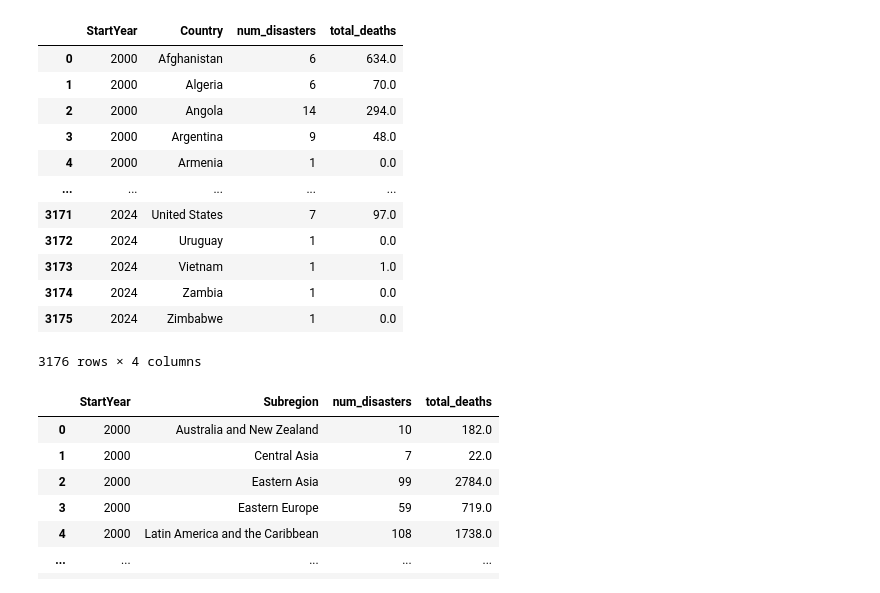
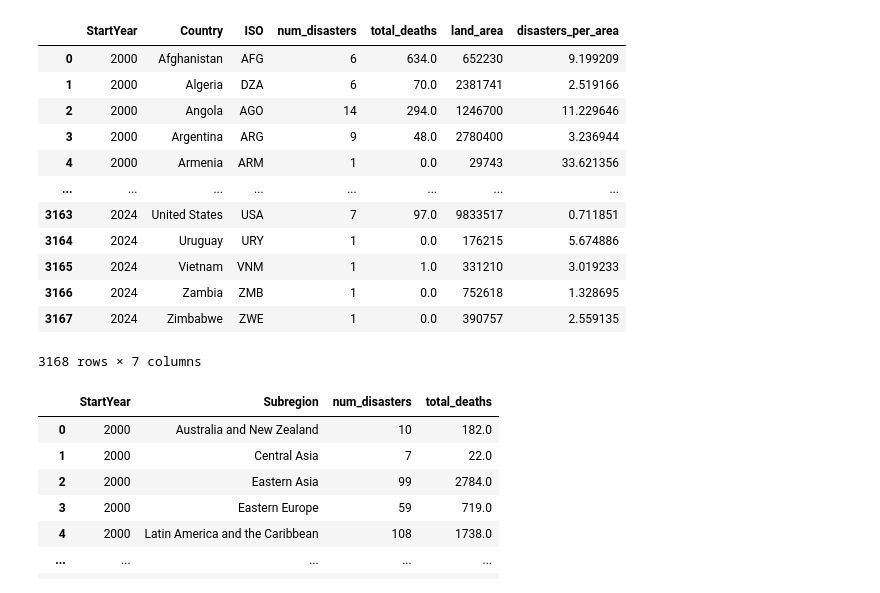
Before and after one commit to caparritos/INFOVIS-G22, a Jupyter notebook: satinize_dataset/sanitize.ipynb, the cells around one changed output. Cells and saved outputs as stored; diff of their text form; code cells hidden in the pictures.

```diff
--- a/satinize_dataset/sanitize.ipynb
+++ b/satinize_dataset/sanitize.ipynb
@@ -3,7 +3,7 @@ from turtle import mode
 import pandas as pd
 
 # Load the CSV file into a DataFrame
-df = pd.read_csv("emdat_disasters.csv", encoding="utf-8")
+df = pd.read_csv("original_datasets/emdat_disasters.csv", encoding="utf-8")
 df.info()
 # %% [output]
 <class 'pandas.core.frame.DataFrame'>
@@ -91,5 +90,5 @@ emdat_disasters
 # %%
-country_data = pd.read_csv("world-data-2023.csv", encoding="utf-8")
+country_data = pd.read_csv("original_datasets/world-data-2023.csv", encoding="utf-8")
 
 # Correct the names of countries in both datasets that don't match
 df.loc[df['Country']=='Türkiye', 'Country'] = 'Turkey'
@@ -128,6 +127,10 @@ for country in non_overlapping_countries:
 columns_to_keep = ['Country', 'Land Area(Km2)']
 country_data = country_data[columns_to_keep]
 country_data['Land Area(Km2)'] = country_data['Land Area(Km2)'].str.replace(',', '').astype('Int64')
+country_data.rename(columns={"Land Area(Km2)": "land_area"}, inplace=True)
+
+# Remove palestine from the dataset
+country_data = country_data[country_data['Country'] != 'Palestinian National Authority']
 
 country_data
 # %% [output]
@@ -147,13 +150,13 @@ country_data
 # %%
 cum_disasters = []
 cum_deaths = []
-for country in list(country_data['Country']):
-    cum_disasters += [df['Country'].value_counts()[country]]
-    cum_deaths += [sum(df.loc[df['Country']==country, 'TotalDeaths'])]
+#for country in list(country_data['Country']):
+#    cum_disasters += [df['Country'].value_counts()[country]]
+#    cum_deaths += [sum(df.loc[df['Country']==country, 'TotalDeaths'])]
 
-country_data['Total number of disasters'] = cum_disasters
-country_data['Total number of Deaths'] = cum_deaths
-country_data['Num of disasters/area'] = country_data['Total number of disasters']/country_data['Land Area(Km2)']
+#country_data['Total number of disasters'] = cum_disasters
+#country_data['Total number of Deaths'] = cum_deaths
+#country_data['Num of disasters/area'] = country_data['Total number of disasters']/country_data['Land Area(Km2)']
 
 country_data
 # %% [output]
@@ -193,31 +196,38 @@ country_data.to_csv('country_data_processed.csv', index=False, mode='w', encodin
 # %%
 # create a new DataFrame with the number of disasters and deaths per year per contry, region and subregion and save it to a new CSV file
 # Group by Year, Country, Region, and Subregion and calculate the number of disasters and total deaths
-disasters_per_year = df.groupby(['StartYear', 'Country']).agg(
+disasters_per_country = df.groupby(['StartYear', 'Country', 'ISO']).agg(
     num_disasters=('DisNo', 'count'),
     total_deaths=('TotalDeaths', 'sum')
 ).reset_index()
 
+# Merge the new DataFrame with the country_data DataFrame to add the Land Area(Km2) column
+disasters_per_country = pd.merge(disasters_per_country, country_data, on='Country')
+
+#Calculating the number of disasters per area
+disasters_per_country['disasters_per_area'] = (disasters_per_country['num_disasters'] / disasters_per_country['land_area']) * 10**6
+
+
 # Save the new DataFrame to a CSV file
-disasters_per_year.to_csv(
+disasters_per_country.to_csv(
     "pre-processing/disasters_per_country.csv", index=False, mode="w", encoding="utf-8"
 )
 
-disasters_per_year
+disasters_per_country
 # %% [output]
-|  | StartYear | Country | num_disasters | total_deaths |
-| 0 | 2000 | Afghanistan | 6 | 634.0 |
-| 1 | 2000 | Algeria | 6 | 70.0 |
-| 2 | 2000 | Angola | 14 | 294.0 |
-| 3 | 2000 | Argentina | 9 | 48.0 |
-| 4 | 2000 | Armenia | 1 | 0.0 |
-| ... | ... | ... | ... | ... |
-| 3171 | 2024 | United States | 7 | 97.0 |
-| 3172 | 2024 | Uruguay | 1 | 0.0 |
-| 3173 | 2024 | Vietnam | 1 | 1.0 |
-| 3174 | 2024 | Zambia | 1 | 0.0 |
-| 3175 | 2024 | Zimbabwe | 1 | 0.0 |
+|  | StartYear | Country | ISO | num_disasters | total_deaths | land_area | disasters_per_area |
+| 0 | 2000 | Afghanistan | AFG | 6 | 634.0 | 652230 | 9.199209 |
+| 1 | 2000 | Algeria | DZA | 6 | 70.0 | 2381741 | 2.519166 |
+| 2 | 2000 | Angola | AGO | 14 | 294.0 | 1246700 | 11.229646 |
+| 3 | 2000 | Argentina | ARG | 9 | 48.0 | 2780400 | 3.236944 |
+| 4 | 2000 | Armenia | ARM | 1 | 0.0 | 29743 | 33.621356 |
+| ... | ... | ... | ... | ... | ... | ... | ... |
+| 3163 | 2024 | United States | USA | 7 | 97.0 | 9833517 | 0.711851 |
+| 3164 | 2024 | Uruguay | URY | 1 | 0.0 | 176215 | 5.674886 |
+| 3165 | 2024 | Vietnam | VNM | 1 | 1.0 | 331210 | 3.019233 |
+| 3166 | 2024 | Zambia | ZMB | 1 | 0.0 | 752618 | 1.328695 |
+| 3167 | 2024 | Zimbabwe | ZWE | 1 | 0.0 | 390757 | 2.559135 |
-3176 rows × 4 columns
+3168 rows × 7 columns
 # %%
 # Group by Year and Subregion and calculate the number of disasters and total deaths
 disasters_per_subregion = df.groupby(['StartYear', 'Subregion']).agg(
```
Also changed, not shown: parts of 4 cells of this notebook, 9 other files.
